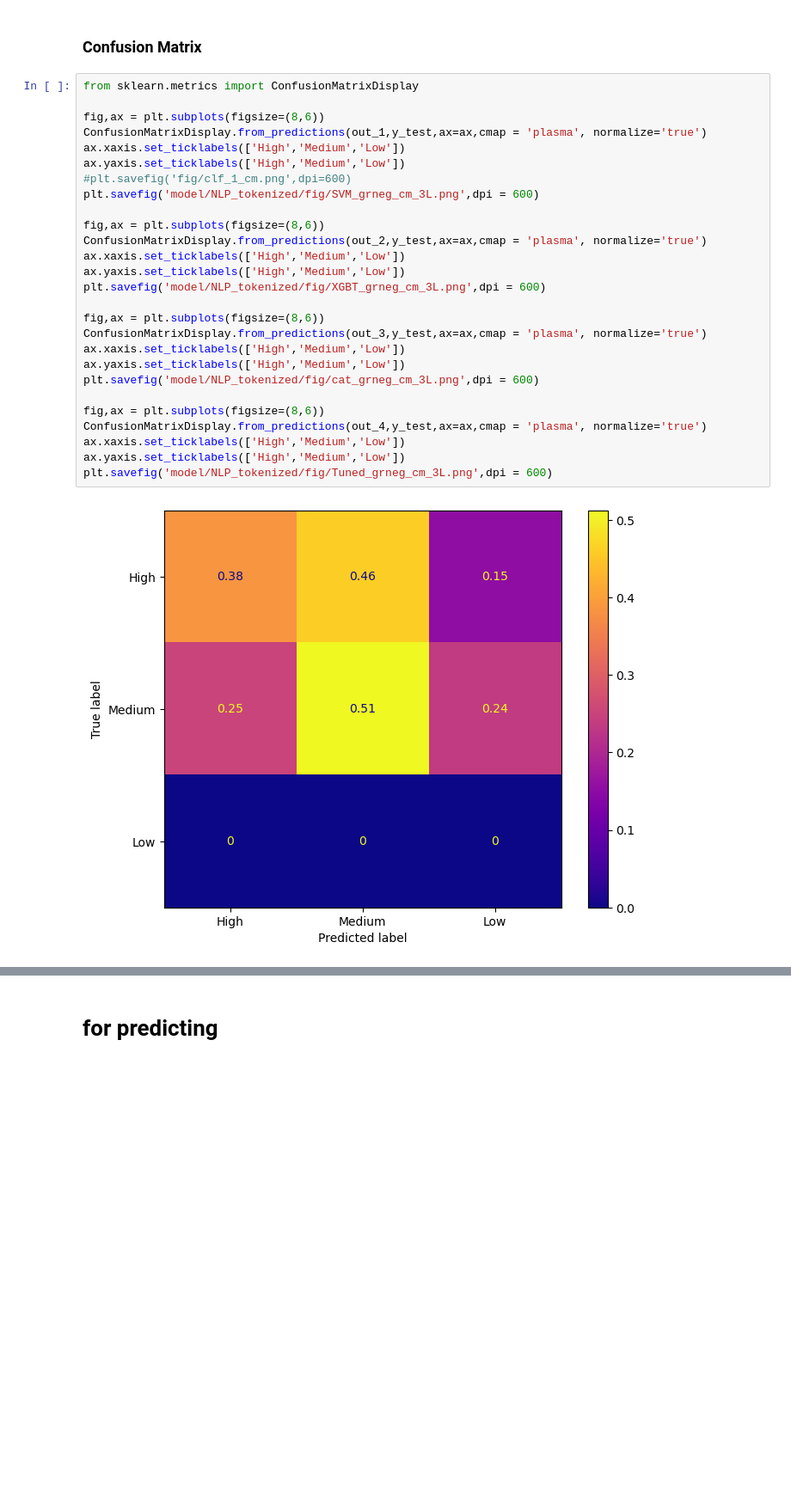
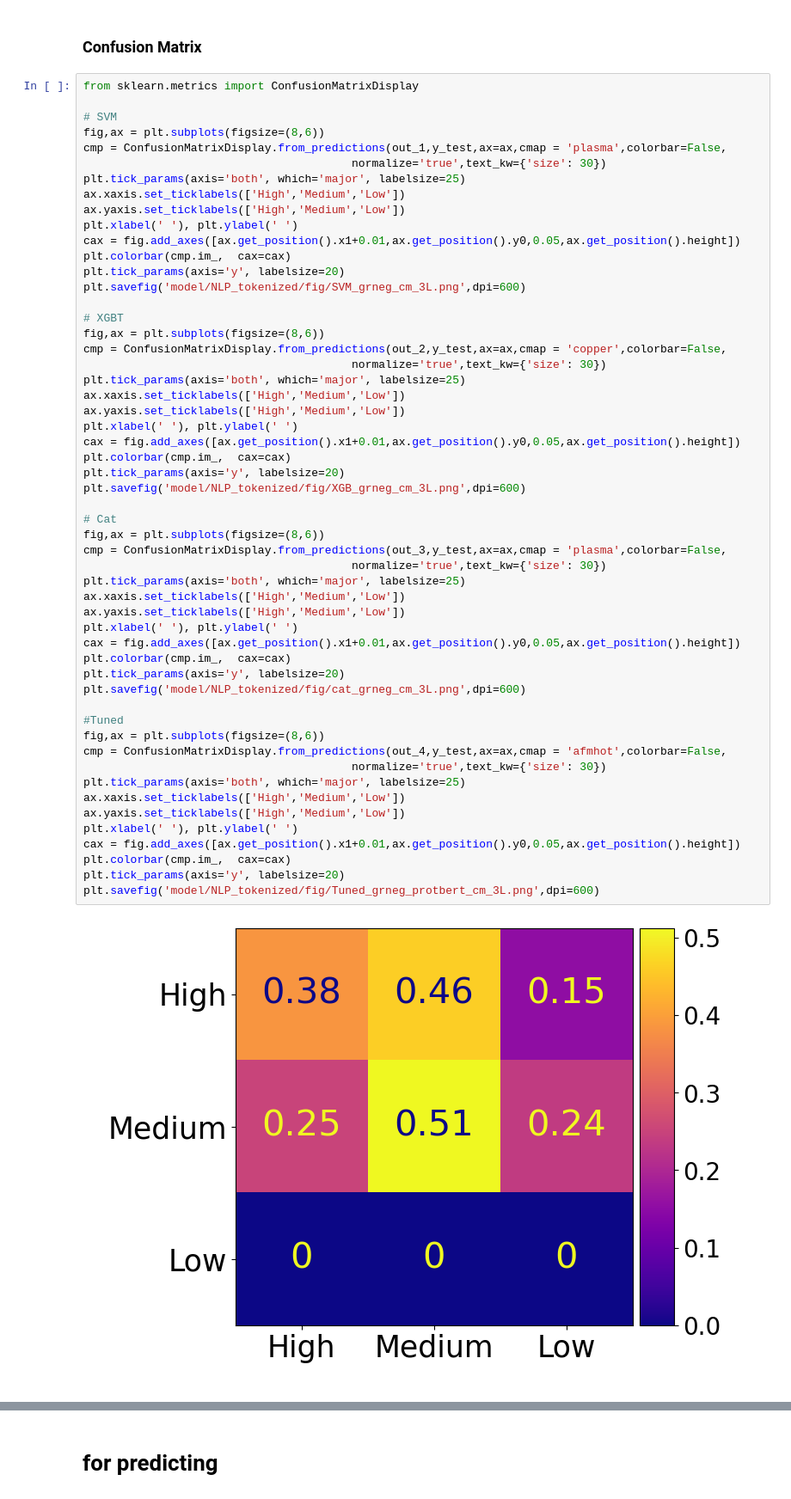
Before and after one commit to leofossilis/AMP_ml, a Jupyter notebook: AMP_codes_grneg.ipynb, the cells around one changed output, grey strips where cells are left out. Shown at 86% size. Drawn from its saved outputs; the diff is of its cells as text; blank space fills up the shorter version.

```diff
--- a/AMP_codes_grneg.ipynb
+++ b/AMP_codes_grneg.ipynb
@@ -2332,29 +2392,56 @@ plt.show()
 # %%
 from sklearn.metrics import ConfusionMatrixDisplay
 
+# SVM
 fig,ax = plt.subplots(figsize=(8,6))
-ConfusionMatrixDisplay.from_predictions(out_1,y_test,ax=ax,cmap = 'plasma', normalize='true')
+cmp = ConfusionMatrixDisplay.from_predictions(out_1,y_test,ax=ax,cmap = 'plasma',colorbar=False,
+                                        normalize='true',text_kw={'size': 30})
+plt.tick_params(axis='both', which='major', labelsize=25)
 ax.xaxis.set_ticklabels(['High','Medium','Low'])
 ax.yaxis.set_ticklabels(['High','Medium','Low'])
-#plt.savefig('fig/clf_1_cm.png',dpi=600)
-plt.savefig('model/NLP_tokenized/fig/SVM_grneg_cm_3L.png',dpi = 600)
+plt.xlabel(' '), plt.ylabel(' ')
+cax = fig.add_axes([ax.get_position().x1+0.01,ax.get_position().y0,0.05,ax.get_position().height])
+plt.colorbar(cmp.im_,  cax=cax)
+plt.tick_params(axis='y', labelsize=20)
+plt.savefig('model/NLP_tokenized/fig/SVM_grneg_cm_3L.png',dpi=600)
 
+# XGBT
 fig,ax = plt.subplots(figsize=(8,6))
-ConfusionMatrixDisplay.from_predictions(out_2,y_test,ax=ax,cmap = 'plasma', normalize='true')
+cmp = ConfusionMatrixDisplay.from_predictions(out_2,y_test,ax=ax,cmap = 'copper',colorbar=False,
+                                        normalize='true',text_kw={'size': 30})
+plt.tick_params(axis='both', which='major', labelsize=25)
 ax.xaxis.set_ticklabels(['High','Medium','Low'])
 ax.yaxis.set_ticklabels(['High','Medium','Low'])
-plt.savefig('model/NLP_tokenized/fig/XGBT_grneg_cm_3L.png',dpi = 600)
+plt.xlabel(' '), plt.ylabel(' ')
+cax = fig.add_axes([ax.get_position().x1+0.01,ax.get_position().y0,0.05,ax.get_position().height])
+plt.colorbar(cmp.im_,  cax=cax)
+plt.tick_params(axis='y', labelsize=20)
+plt.savefig('model/NLP_tokenized/fig/XGB_grneg_cm_3L.png',dpi=600)
 
+# Cat
 fig,ax = plt.subplots(figsize=(8,6))
-ConfusionMatrixDisplay.from_predictions(out_3,y_test,ax=ax,cmap = 'plasma', normalize='true')
+cmp = ConfusionMatrixDisplay.from_predictions(out_3,y_test,ax=ax,cmap = 'plasma',colorbar=False,
+                                        normalize='true',text_kw={'size': 30})
+plt.tick_params(axis='both', which='major', labelsize=25)
 ax.xaxis.set_ticklabels(['High','Medium','Low'])
 ax.yaxis.set_ticklabels(['High','Medium','Low'])
-plt.savefig('model/NLP_tokenized/fig/cat_grneg_cm_3L.png',dpi = 600)
+plt.xlabel(' '), plt.ylabel(' ')
+cax = fig.add_axes([ax.get_position().x1+0.01,ax.get_position().y0,0.05,ax.get_position().height])
+plt.colorbar(cmp.im_,  cax=cax)
+plt.tick_params(axis='y', labelsize=20)
+plt.savefig('model/NLP_tokenized/fig/cat_grneg_cm_3L.png',dpi=600)
 
+#Tuned
 fig,ax = plt.subplots(figsize=(8,6))
-ConfusionMatrixDisplay.from_predictions(out_4,y_test,ax=ax,cmap = 'plasma', normalize='true')
+cmp = ConfusionMatrixDisplay.from_predictions(out_4,y_test,ax=ax,cmap = 'afmhot',colorbar=False,
+                                        normalize='true',text_kw={'size': 30})
+plt.tick_params(axis='both', which='major', labelsize=25)
 ax.xaxis.set_ticklabels(['High','Medium','Low'])
 ax.yaxis.set_ticklabels(['High','Medium','Low'])
-plt.savefig('model/NLP_tokenized/fig/Tuned_grneg_cm_3L.png',dpi = 600)
+plt.xlabel(' '), plt.ylabel(' ')
+cax = fig.add_axes([ax.get_position().x1+0.01,ax.get_position().y0,0.05,ax.get_position().height])
+plt.colorbar(cmp.im_,  cax=cax)
+plt.tick_params(axis='y', labelsize=20)
+plt.savefig('model/NLP_tokenized/fig/Tuned_grneg_protbert_cm_3L.png',dpi=600)
 # %% [output]
-[figure, old version]
+[figure, new version]
```
Also changed, not shown: parts of 7 cells of this notebook, 2 other files.
